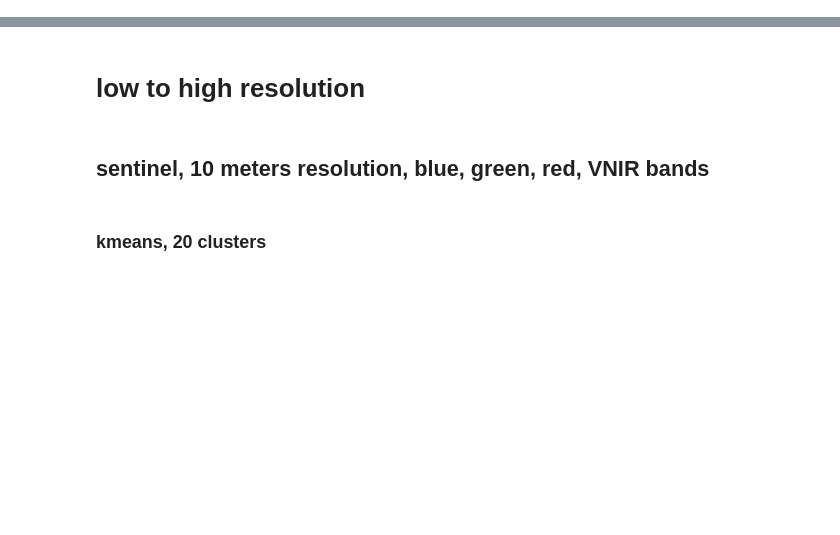
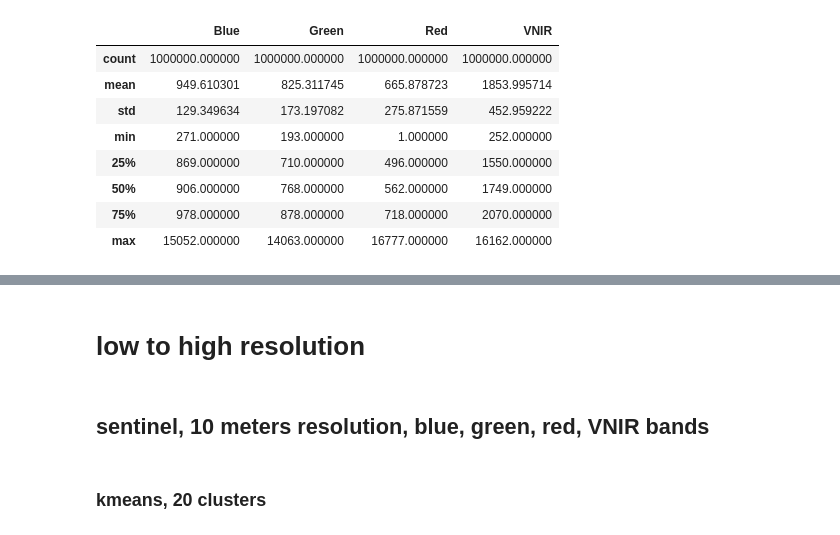
Before and after one commit to eugeuie/low-to-high-resolution, a Jupyter notebook: notebooks/low_to_high_resolution.ipynb, the cells around one changed output, grey strips where cells are left out. Drawn from its saved outputs; the diff is of its cells as text; code cells hidden in the pictures; blank space fills up the shorter version.

```diff
--- a/notebooks/low_to_high_resolution.ipynb
+++ b/notebooks/low_to_high_resolution.ipynb
@@ -16,0 +21,12 @@ for custom_module in custom_modules:
+# %%
+data.describe()
+# %% [output]
+|  | Blue | Green | Red | VNIR |
+| count | 1000000.000000 | 1000000.000000 | 1000000.000000 | 1000000.000000 |
+| mean | 949.610301 | 825.311745 | 665.878723 | 1853.995714 |
+| std | 129.349634 | 173.197082 | 275.871559 | 452.959222 |
+| min | 271.000000 | 193.000000 | 1.000000 | 252.000000 |
+| 25% | 869.000000 | 710.000000 | 496.000000 | 1550.000000 |
+| 50% | 906.000000 | 768.000000 | 562.000000 | 1749.000000 |
+| 75% | 978.000000 | 878.000000 | 718.000000 | 2070.000000 |
+| max | 15052.000000 | 14063.000000 | 16777.000000 | 16162.000000 |
```
Also changed, not shown: parts of 3 cells of this notebook, 3 other files.
